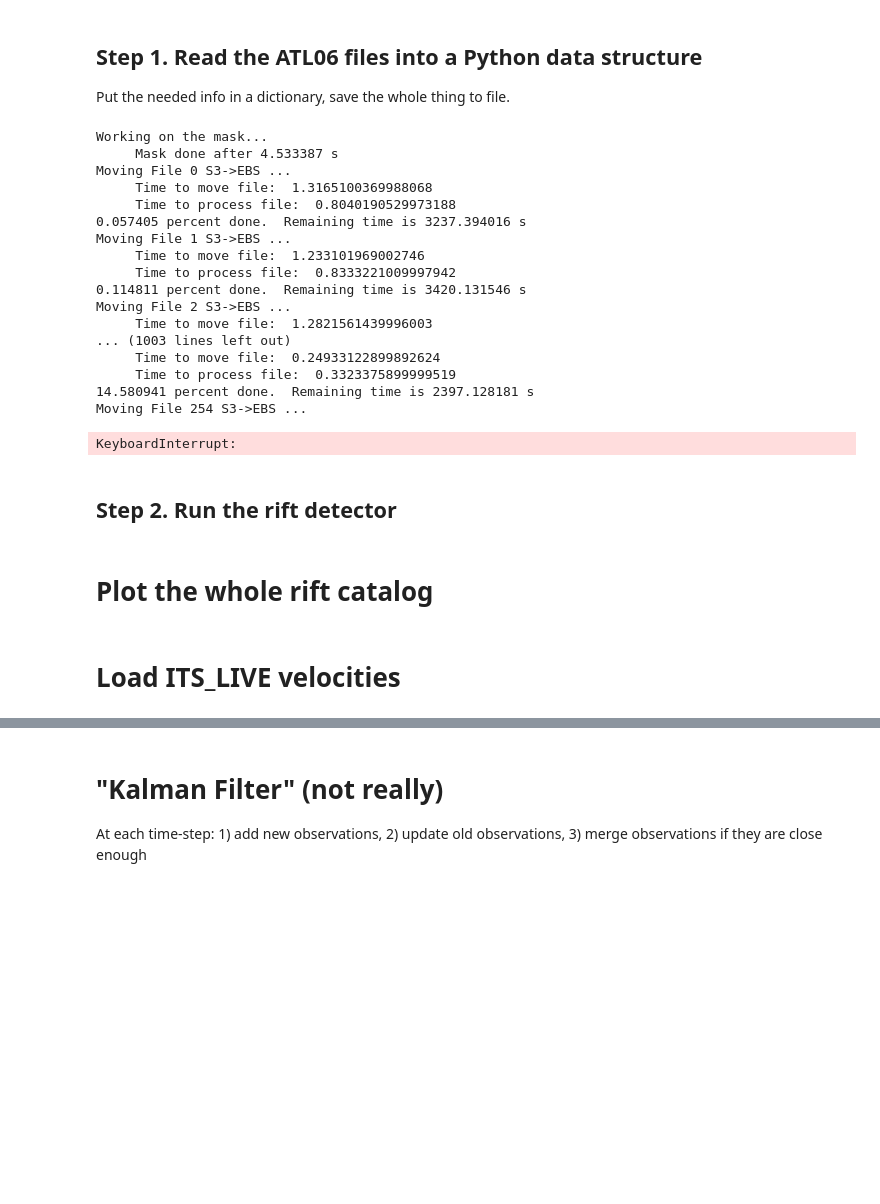
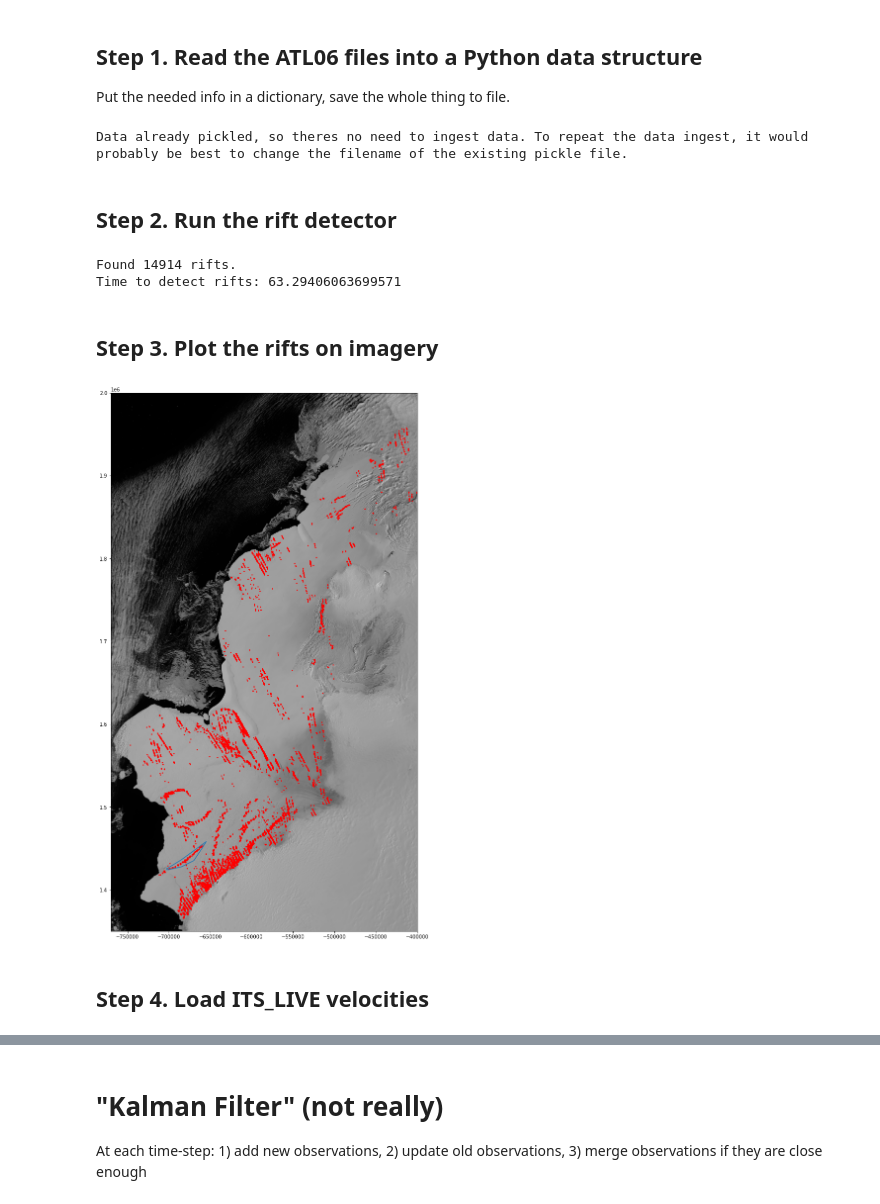
Before and after one commit to bradlipovsky/antarctic-rift-catalog, a Jupyter notebook: workflow.ipynb, the cells around one changed output, grey strips where cells are left out. Saved outputs shown, nothing was run; the diff lists cells and outputs as text; code cells hidden in the pictures; blank space fills up the shorter version.

Commit message:
comments are good, right?

```diff
--- a/workflow.ipynb
+++ b/workflow.ipynb
@@ -56,26 +54,15 @@ importlib.reload(arc)
 atl06_file_name = shelf_name + '_atl06.pickle'
 # maskfile = '/Users/lipovsky/Downloads/BedMachineAntarctica_2020-07-15_v02.nc'
 maskfile = 'BedMachineAntarctica_2020-07-15_v02.nc'
-arc.ingest(file_list,atl06_file_name,maskfile)
+
+if os.path.isfile(atl06_file_name):
+    print('Data already pickled, so theres no need to ingest data. \
+To repeat the data ingest, it would probably be best to change the filename of the \
+existing pickle file.')
+else:
+    arc.ingest(file_list,atl06_file_name,maskfile)
 # %% [output]
-Working on the mask...
-     Mask done after 4.533387 s
-Moving File 0 S3->EBS ...
-     Time to move file:  1.3165100369988068
-     Time to process file:  0.8040190529973188
-0.057405 percent done.  Remaining time is 3237.394016 s
-Moving File 1 S3->EBS ...
-     Time to move file:  1.233101969002746
-     Time to process file:  0.8333221009997942
-0.114811 percent done.  Remaining time is 3420.131546 s
-Moving File 2 S3->EBS ...
-     Time to move file:  1.2821561439996003
-... (1003 lines left out)
-     Time to move file:  0.24933122899892624
-     Time to process file:  0.3323375899999519
-14.580941 percent done.  Remaining time is 2397.128181 s
-Moving File 254 S3->EBS ...
+Data already pickled, so theres no need to ingest data. To repeat the data ingest, it would probably be best to change the filename of the existing pickle file.
-KeyboardInterrupt:
 # %% [markdown]
 ## Step 2.  Run the rift detector
 # %%
@@ -83,12 +70,12 @@ KeyboardInterrupt:
 with open(atl06_file_name, 'rb') as handle:
     atl06_data = pickle.load(handle)
 
-for i in range(len(atl06_data['quality'])):
-    atl06_data['quality'][i] = np.array(atl06_data['quality'][i])
-    atl06_data['h'][i] = np.array(atl06_data['h'][i])
-    atl06_data['geoid'][i] = np.array(atl06_data['geoid'][i])
-    atl06_data['azimuth'][i] = np.array(atl06_data['azimuth'][i])
-    atl06_data['h_sig'][i] = np.array(atl06_data['h_sig'][i])
+# for i in range(len(atl06_data['quality'])):
+#     atl06_data['quality'][i] = np.array(atl06_data['quality'][i])
+#     atl06_data['h'][i] = np.array(atl06_data['h'][i])
+#     atl06_data['geoid'][i] = np.array(atl06_data['geoid'][i])
+#     atl06_data['azimuth'][i] = np.array(atl06_data['azimuth'][i])
+#     atl06_data['h_sig'][i] = np.array(atl06_data['h_sig'][i])
 
 
 # Find the rifts
@@ -101,48 +88,57 @@ rift_obs=pd.DataFrame(rift_obs)
 rift_obs = geopandas.GeoDataFrame(rift_obs,
                              geometry=geopandas.points_from_xy(rift_obs['x-centroid'],
                                                                rift_obs['y-centroid']))
+# %% [output]
+Found 14914 rifts.
+Time to detect rifts: 63.29406063699571
-# %% [markdown]
-# Plot the whole rift catalog
+# %% [markdown]
+## Step 3. Plot the rifts on imagery
 # %%
 import cartopy
 import cartopy.crs as ccrs
 import matplotlib.pyplot as plt
 %matplotlib inline
 import pandas as pd
 import numpy as np
 import rasterio
 from rasterio.plot import show
+import matplotlib.colors as colors
 
-# image_file = '/Users/lipovsky/Downloads/riise_20_1045_modis_ch02.tif'
-image_file = '/Users/lipovsky/Downloads/riise_2020028_1615_modis_ch02.tif'
+image_file = 'riise_2020028_1615_modis_ch02.tif'
+# image_file = '/Users/lipovsky/Downloads/riise_2020028_1615_modis_ch02.tif'
 
 # Plot catalog over imagery
 fig2,ax2 = plt.subplots(figsize=(20,20))
 sat_data = rasterio.open(image_file)
 show(sat_data,cmap="gray",ax=ax2)
 ax2.scatter(rift_obs['x-centroid'] ,rift_obs['y-centroid'] ,s=2,c='r')
-window_x = [-7.3e5,-6.4e5]
-window_y = [1.35e6,1.46e6]
+
+# This is a good window for the Halloween Crack
+window_x_halloween = [-7.3e5,-6.4e5]
+window_y_halloween = [1.35e6,1.46e6]
+
+# This is a good window for all of brunt-riiser-ekstrom
+window_x = [-7.7e5,-4.0e5]
+window_y = [1.35e6,2e6]
+
 plt.ylim(window_y)
 plt.xlim(window_x)
 
-# plt.ylim([1.424e6,1.453e6])
-# plt.xlim([-7.05e5,-6.60e5])
+
 
 # Make a bounding box and only look at the points within the box
 
 from shapely.geometry import Point, Polygon
 
 coords = [(-701000,1424000), (-685000,1427500), (-670000,1435000), (-660000,1450000),
          (-655000,1458000),(-685000,1436000),(-703000,1425000)]
 poly = Polygon(coords)
 box_x,box_y = poly.exterior.xy
 plt.plot(box_x,box_y)
-plt.plot(box_x,box_y)
 plt.show()
-
-plt.show()
+# %% [output]
+[figure, added]
 # %% [markdown]
-# Load ITS_LIVE velocities
+## Step 4.  Load ITS_LIVE velocities
 # %%
 from netCDF4 import Dataset
```
Also changed, not shown: parts of 15 cells of this notebook, 2 other files.
